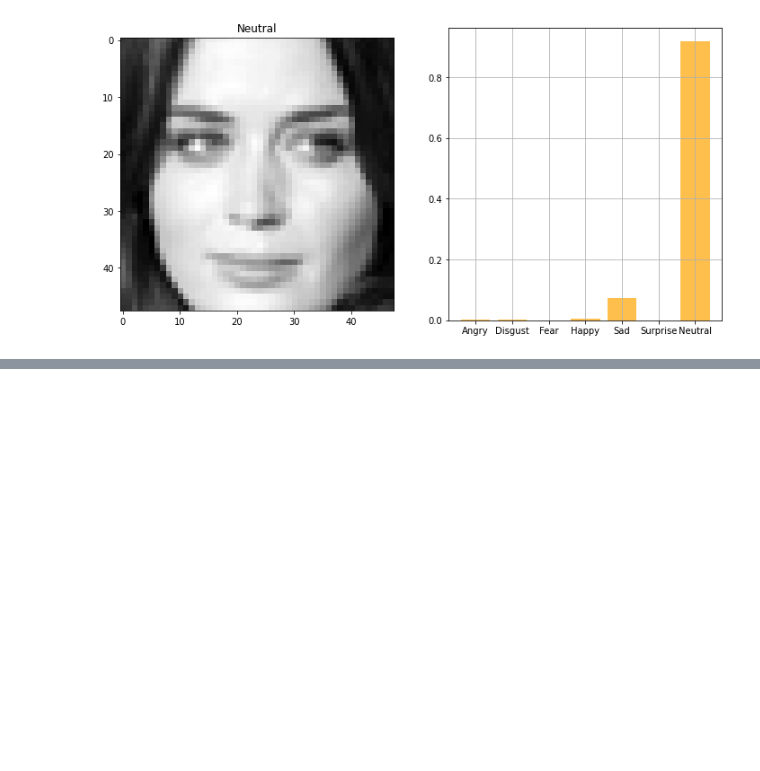
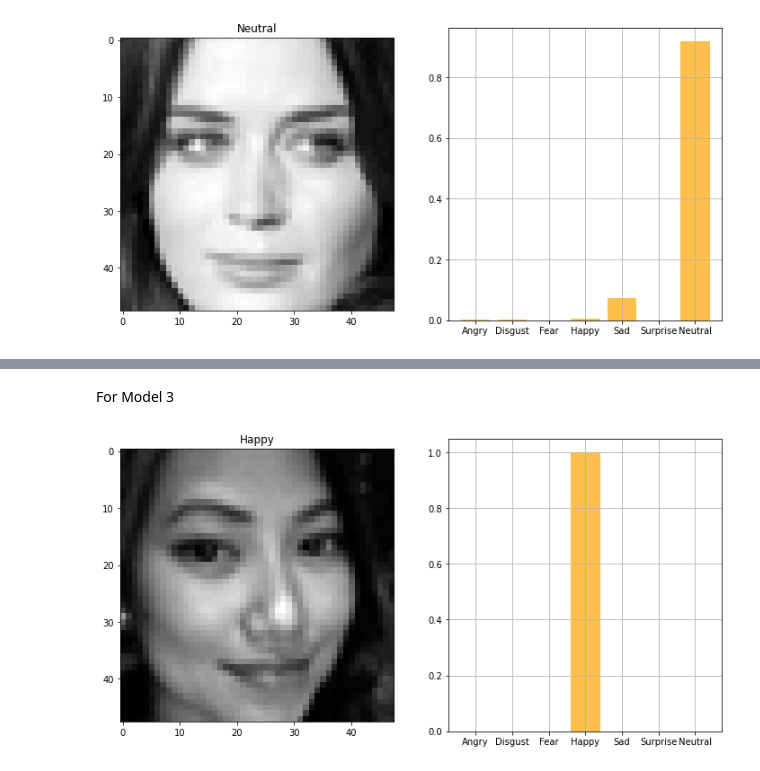
Before and after one commit to rohitrv8922/Face-Emotion-Recognition-Detection, a Jupyter notebook: Face_Emotion_Recognition.ipynb, the cells around one changed output, grey strips where cells are left out. Cells and saved outputs as stored; diff of their text form; code cells hidden in the pictures; blank space fills up the shorter version.

```diff
--- a/Face_Emotion_Recognition.ipynb
+++ b/Face_Emotion_Recognition.ipynb
@@ -660,0 +671,6 @@ plot_image_and_emotion(test_image_array, test_image_label, pred_test_labels1, 11
+# %% [markdown]
+For Model 3
+# %%
+plot_image_and_emotion(test_image_array, test_image_label, pred_test_labels3, 19)
+# %% [output]
+[figure, added]
```
Also changed, not shown: parts of 4 cells of this notebook.
